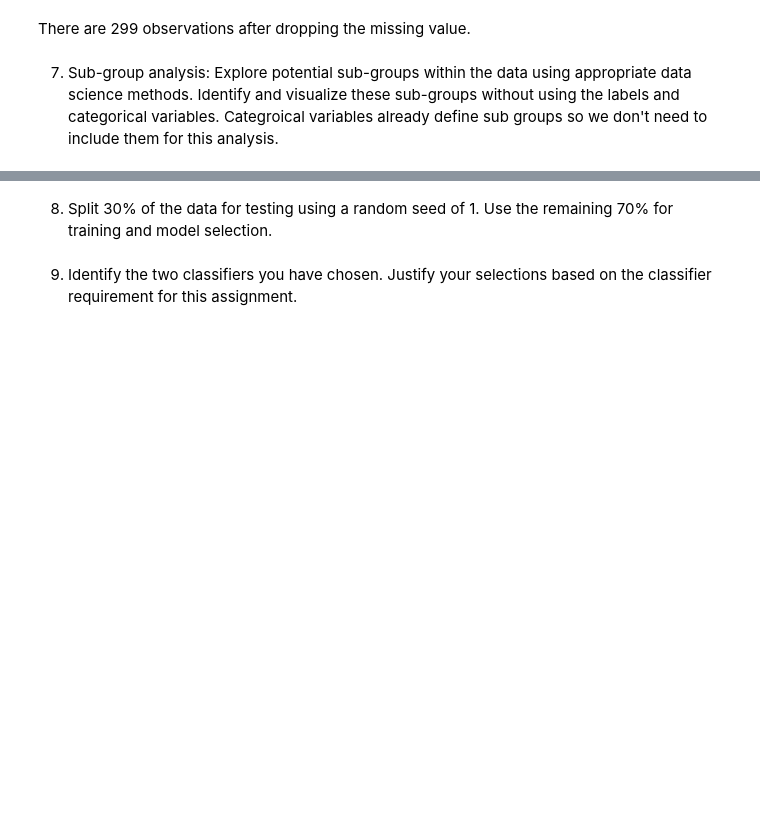
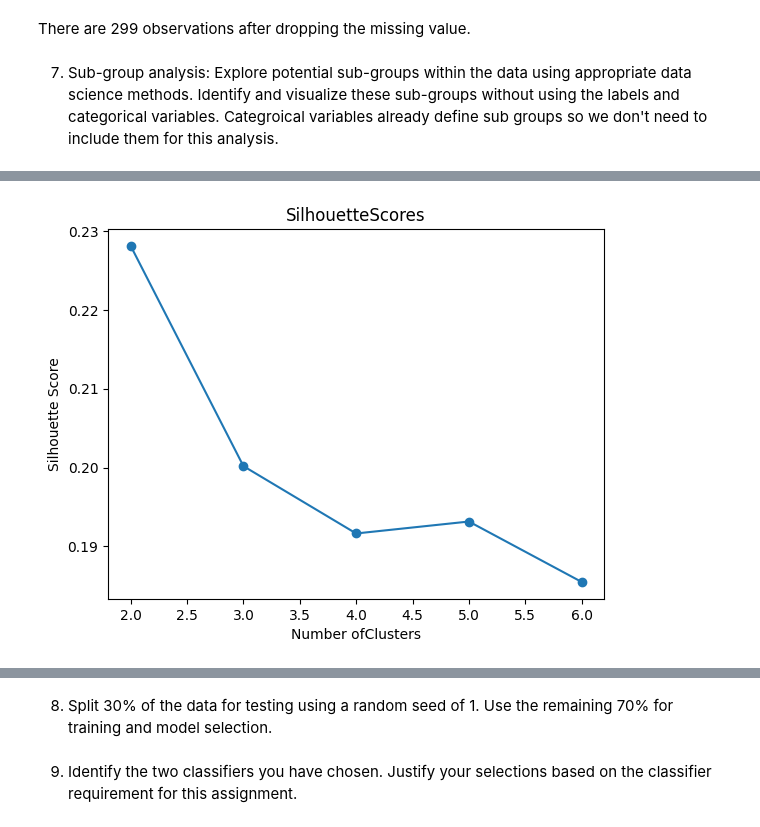
Before and after one commit to martin070904/clus-mar117, a Jupyter notebook: test.ipynb, the cells around one changed output, grey strips where cells are left out. Cells and saved outputs as stored; diff of their text form; code cells hidden in the pictures; blank space fills up the shorter version.

```diff
--- a/test.ipynb
+++ b/test.ipynb
@@ -181,0 +287,15 @@ There are 299 observations after dropping the missing value.
+# %%
+k_values= range(2,7)
+silhouette_scores =[]
+for k in k_values:
+    kmeans = KMeans(n_clusters=k, n_init = 20,random_state = 0)
+    kmeans.fit(all_std)
+    silhouette_avg= silhouette_score(all_std,kmeans.labels_)
+    silhouette_scores.append(silhouette_avg)
+plt.plot(k_values,silhouette_scores,marker='o')
+plt.xlabel('Number ofClusters')
+plt.ylabel('Silhouette Score')
+plt.title('SilhouetteScores')
+plt.show()
+# %% [output]
+[figure, added]
```
Also changed, not shown: parts of 16 cells of this notebook.
